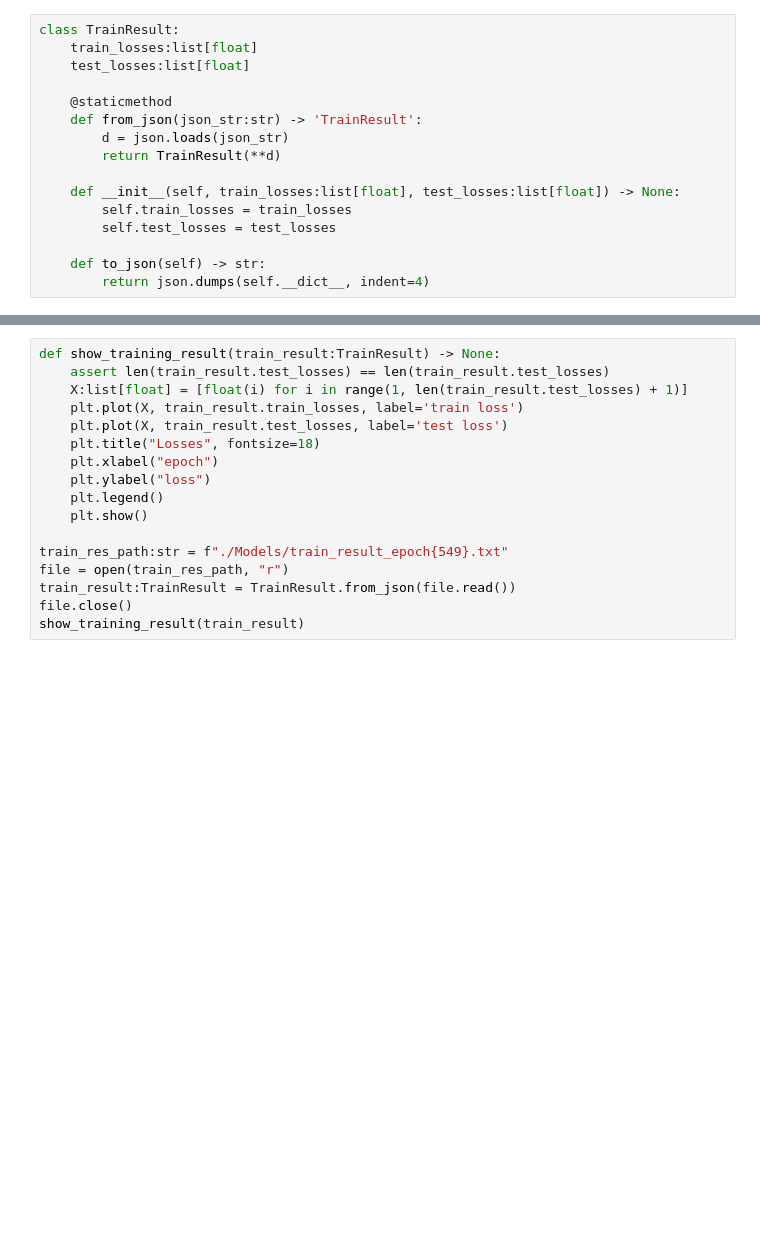
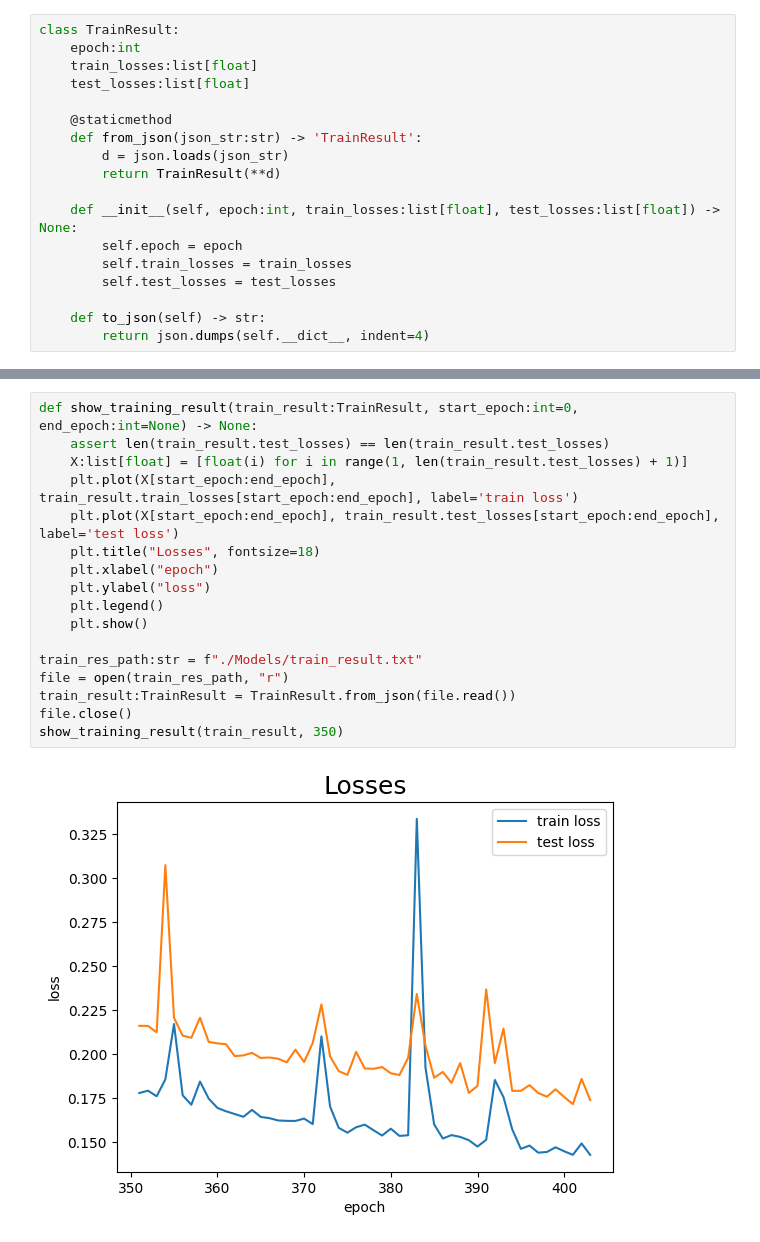
Before and after one commit to PaulPannetier/FaceGenerator, a Jupyter notebook: upscaler.ipynb, the cells around one changed output, grey strips where cells are left out. Cells and saved outputs as stored; diff of their text form; blank space fills up the shorter version.

```diff
--- a/upscaler.ipynb
+++ b/upscaler.ipynb
@@ -192,6 +188,7 @@ def load_upscaler(file:str) -> RDN_Upscaler:
 # print("Model size: {:.3f} MB with {} parameters".format(size_all_mb, sum(p.numel() for p in upscaler.parameters())))
 # %%
 class TrainResult:
+    epoch:int
     train_losses:list[float]
     test_losses:list[float]
 
@@ -200,7 +197,8 @@ class TrainResult:
         d = json.loads(json_str)
         return TrainResult(**d)
 
-    def __init__(self, train_losses:list[float], test_losses:list[float]) -> None:
+    def __init__(self, epoch:int, train_losses:list[float], test_losses:list[float]) -> None:
+        self.epoch = epoch
         self.train_losses = train_losses
         self.test_losses = test_losses
 
@@ -314,18 +391,20 @@ train_result:TrainResult = train(upscaler)
 # %%
-def show_training_result(train_result:TrainResult) -> None:
+def show_training_result(train_result:TrainResult, start_epoch:int=0, end_epoch:int=None) -> None:
     assert len(train_result.test_losses) == len(train_result.test_losses)
     X:list[float] = [float(i) for i in range(1, len(train_result.test_losses) + 1)]
-    plt.plot(X, train_result.train_losses, label='train loss')
-    plt.plot(X, train_result.test_losses, label='test loss')
+    plt.plot(X[start_epoch:end_epoch], train_result.train_losses[start_epoch:end_epoch], label='train loss')
+    plt.plot(X[start_epoch:end_epoch], train_result.test_losses[start_epoch:end_epoch], label='test loss')
     plt.title("Losses", fontsize=18)
     plt.xlabel("epoch")
     plt.ylabel("loss")
     plt.legend()
     plt.show()
 
-train_res_path:str = f"./Models/train_result_epoch{549}.txt"
+train_res_path:str = f"./Models/train_result.txt"
 file = open(train_res_path, "r")
 train_result:TrainResult = TrainResult.from_json(file.read())
 file.close()
-show_training_result(train_result)
+show_training_result(train_result, 350)
+# %% [output]
+[figure, added]
 # %%
```
Also changed, not shown: parts of 11 cells of this notebook, 7 other files.
